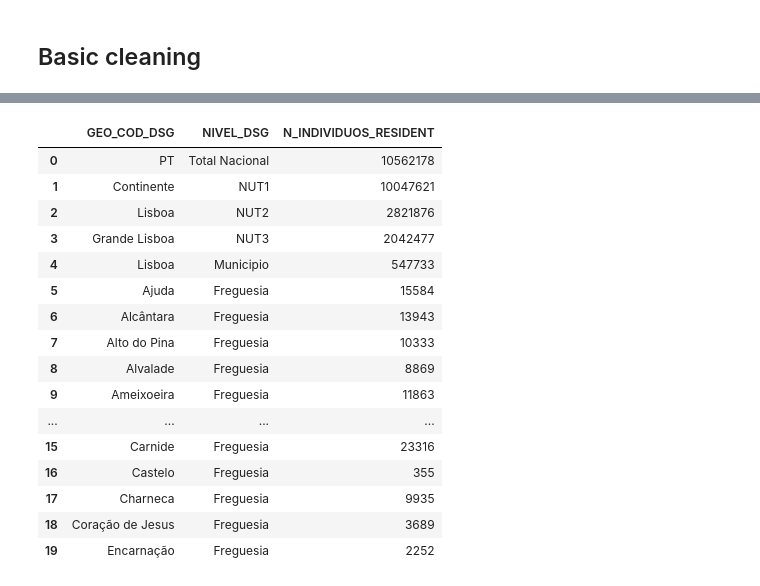
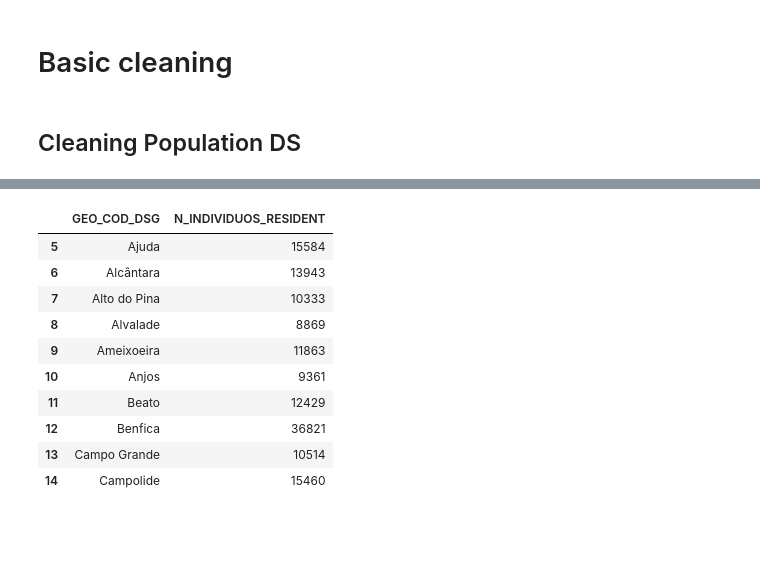
Before and after one commit to japana26/Project-Week-2-Lisbon, a Jupyter notebook: your-project/Resources/Basic cleaning.ipynb, the cells around one changed output, grey strips where cells are left out. Cells and saved outputs as stored; diff of their text form; code cells hidden in the pictures; blank space fills up the shorter version.

Commit message:
Finished cleaning 3 datasets. Still need to clean others

```diff
--- a/your-project/Resources/Basic cleaning.ipynb
+++ b/your-project/Resources/Basic cleaning.ipynb
@@ -1,7 +1,9 @@
 # %% [markdown]
-## Basic cleaning
+# Basic cleaning
 # %%
 import pandas as pd
+# %% [markdown]
+## Cleaning Population DS
 # %%
 original_pop_db = pd.read_excel('population.xlsx')
 original_pop_db.head(10)
@@ -20,24 +22,22 @@ original_pop_db.head(10)
 # %%
 # Selecting just the cols that we want to display
 
-pop_db = pd.read_excel('population.xlsx')
-pop_db = pop_db[['GEO_COD_DSG', 'NIVEL_DSG', 'N_INDIVIDUOS_RESIDENT']]
-pop_db.head(20)
+pop_db = original_pop_db[['GEO_COD_DSG', 'NIVEL_DSG', 'N_INDIVIDUOS_RESIDENT']]
+
+pop_db = pop_db[(pop_db['NIVEL_DSG'] == 'Freguesia')]
+
+pop_db = pop_db[['GEO_COD_DSG', 'N_INDIVIDUOS_RESIDENT']]
+
+pop_db.head(10)
 # %% [output]
-|  | GEO_COD_DSG | NIVEL_DSG | N_INDIVIDUOS_RESIDENT |
-| 0 | PT | Total Nacional | 10562178 |
-| 1 | Continente | NUT1 | 10047621 |
-| 2 | Lisboa | NUT2 | 2821876 |
-| 3 | Grande Lisboa | NUT3 | 2042477 |
-| 4 | Lisboa | Municipio | 547733 |
-| 5 | Ajuda | Freguesia | 15584 |
-| 6 | Alcântara | Freguesia | 13943 |
-| 7 | Alto do Pina | Freguesia | 10333 |
-| 8 | Alvalade | Freguesia | 8869 |
-| 9 | Ameixoeira | Freguesia | 11863 |
-| ... | ... | ... | ... |
-| 15 | Carnide | Freguesia | 23316 |
-| 16 | Castelo | Freguesia | 355 |
-| 17 | Charneca | Freguesia | 9935 |
-| 18 | Coração de Jesus | Freguesia | 3689 |
-| 19 | Encarnação | Freguesia | 2252 |
+|  | GEO_COD_DSG | N_INDIVIDUOS_RESIDENT |
+| 5 | Ajuda | 15584 |
+| 6 | Alcântara | 13943 |
+| 7 | Alto do Pina | 10333 |
+| 8 | Alvalade | 8869 |
+| 9 | Ameixoeira | 11863 |
+| 10 | Anjos | 9361 |
+| 11 | Beato | 12429 |
+| 12 | Benfica | 36821 |
+| 13 | Campo Grande | 10514 |
+| 14 | Campolide | 15460 |
```
Also changed, not shown: parts of 14 cells of this notebook, 3 other files.
